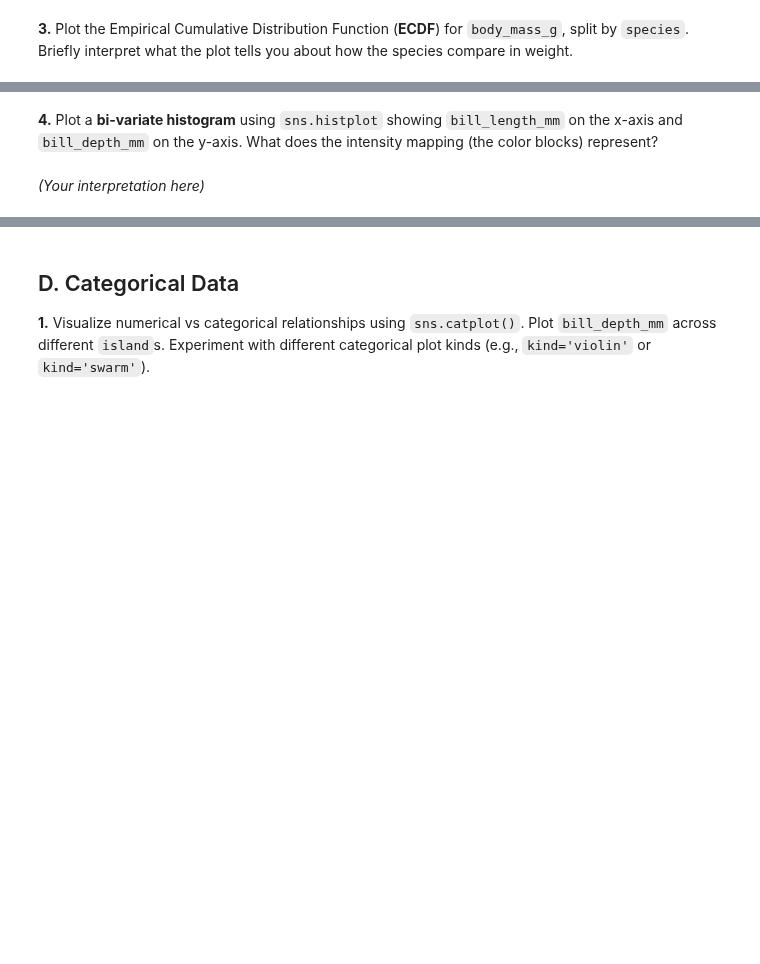
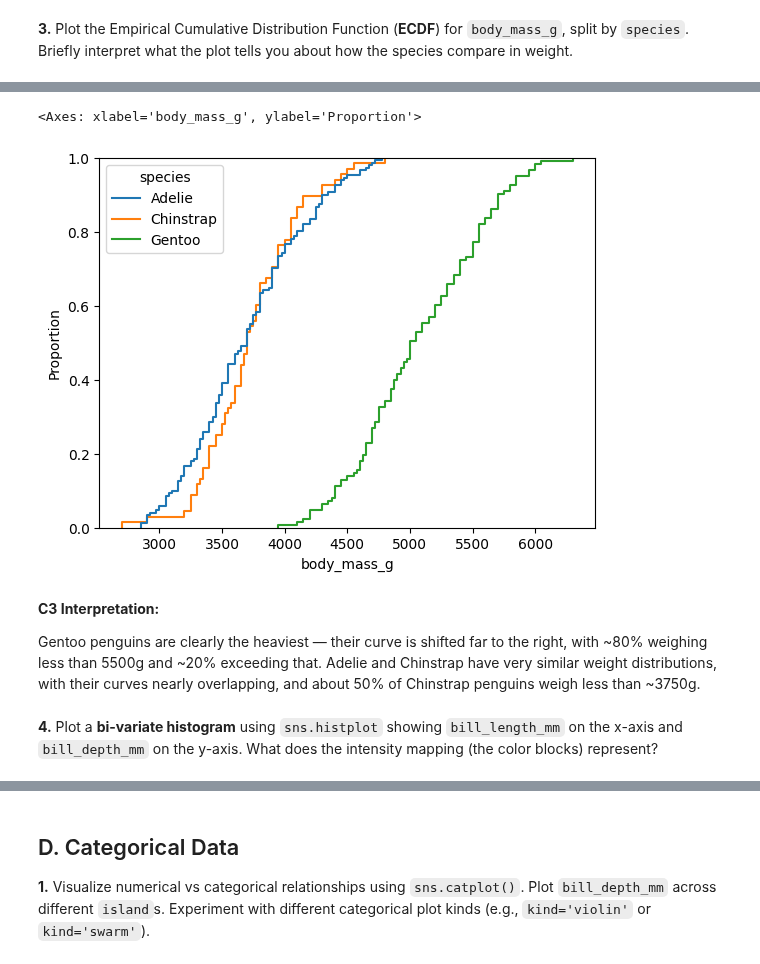
Before and after one commit to TurkiOmran/AAI, a Jupyter notebook: student/exercises/M3/m3-2_exercise.ipynb, the cells around one changed output, grey strips where cells are left out. Cells and saved outputs as stored; diff of their text form; code cells hidden in the pictures; blank space fills up the shorter version.

```diff
--- a/student/exercises/M3/m3-2_exercise.ipynb
+++ b/student/exercises/M3/m3-2_exercise.ipynb
@@ -94,3 +114,13 @@ sns.boxplot(data=df,x='species',y='bill_length_mm',hue='species',ax = ax2)
+# %%
+# YOUR CODE
+sns.ecdfplot(data=df,x='body_mass_g',hue='species',)
+# %% [output]
+<Axes: xlabel='body_mass_g', ylabel='Proportion'>
+[figure, added]
+# %% [markdown]
+**C3 Interpretation:**
+
+Gentoo penguins are clearly the heaviest — their curve is shifted far to the right, with ~80% weighing less than 5500g and ~20% exceeding that. Adelie and Chinstrap have very similar weight distributions, with their curves nearly overlapping, and about 50% of Chinstrap penguins weigh less than ~3750g.
 # %% [markdown]
 
 **4.** Plot a **bi-variate histogram** using `sns.histplot` showing `bill_length_mm` on the x-axis and `bill_depth_mm` on the y-axis. What does the intensity mapping (the color blocks) represent?
@@ -99,4 +126,0 @@ sns.boxplot(data=df,x='species',y='bill_length_mm',hue='species',ax = ax2)
-# %% [markdown]
-
-
-*(Your interpretation here)*
```
Also changed, not shown: parts of 10 cells of this notebook.
